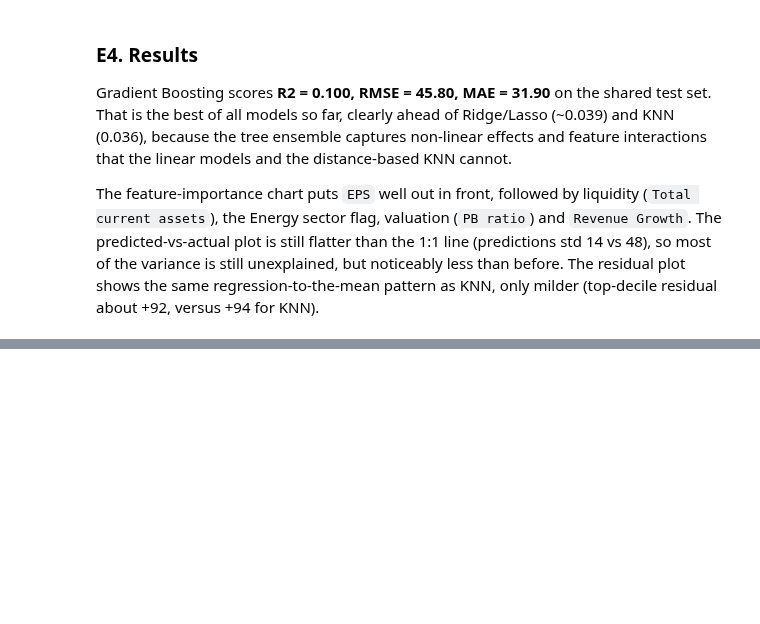
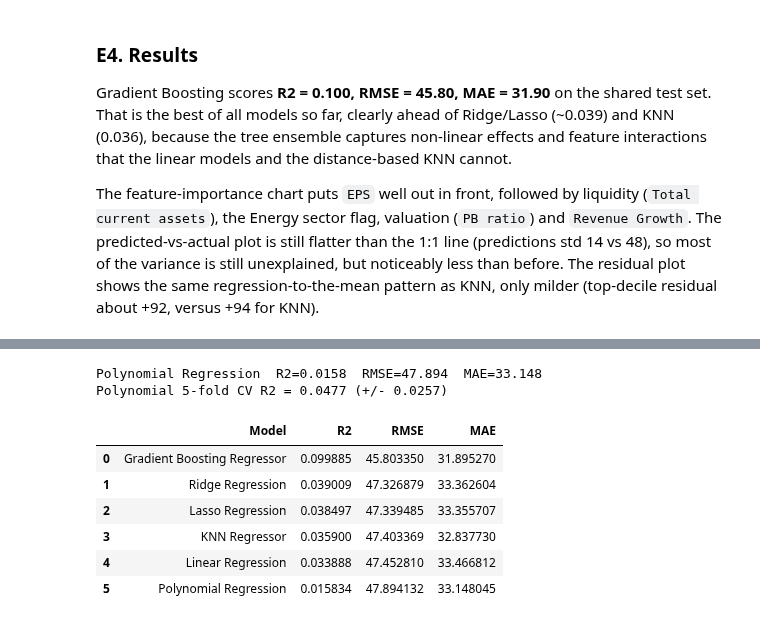
Before and after one commit to DominicKarolPeter/ML-Capstone_project, a Jupyter notebook: notebooks/regression.ipynb, the cells around one changed output, grey strips where cells are left out. Saved outputs shown, nothing was run; the diff lists cells and outputs as text; code cells hidden in the pictures; blank space fills up the shorter version.

```diff
--- a/notebooks/regression.ipynb
+++ b/notebooks/regression.ipynb
@@ -668,0 +692,19 @@ milder (top-decile residual about +92, versus +94 for KNN).
+# %%
+#polynomial imports
+from sklearn.preprocessing import PolynomialFeatures
+
+#degree-2 expansion -> scale -> ridge, all in one pipeline (no leakage in cv)
+poly_pipe = Pipeline([
+    ('poly', PolynomialFeatures(degree=2, include_bias=False)),
+    ('scaler', StandardScaler()),
+    ('ridge', Ridge(random_state=RANDOM_STATE)),
+])
+
+#tune only the ridge strength; degree stays 2 to avoid the ~25k-term blow-up
+poly_param_grid = {'ridge__alpha': [100, 500, 1000, 5000, 10000, 50000]}
+
+poly_grid = GridSearchCV(poly_pipe, poly_param_grid, cv=5, scoring='r2', n_jobs=-1)
+poly_grid.fit(X_train, y_train)
+
+print("Best alpha:", poly_grid.best_params_)
+print("Best 5-fold CV R2:", round(poly_grid.best_score_, 4))
@@ -668,0 +721,25 @@ milder (top-decile residual about +92, versus +94 for KNN).
+# %%
+#fit tuned polynomial model and add it to the shared results table
+poly_best = poly_grid.best_estimator_
+
+#drop any old row so re-running won't duplicate it
+results[:] = [r for r in results if r['Model'] != 'Polynomial Regression']
+poly_model, poly_preds = evaluate('Polynomial Regression', poly_best, X_train, y_train, X_test, y_test)
+
+#5-fold cv r2
+poly_cv = cross_val_score(poly_best, X_train, y_train, cv=5, scoring='r2')
+print(f"Polynomial 5-fold CV R2 = {poly_cv.mean():.4f} (+/- {poly_cv.std():.4f})")
+
+#full comparison table
+results_df = pd.DataFrame(results).sort_values('R2', ascending=False).reset_index(drop=True)
+results_df
+# %% [output]
+Polynomial Regression  R2=0.0158  RMSE=47.894  MAE=33.148
+Polynomial 5-fold CV R2 = 0.0477 (+/- 0.0257)
+|  | Model | R2 | RMSE | MAE |
+| 0 | Gradient Boosting Regressor | 0.099885 | 45.803350 | 31.895270 |
+| 1 | Ridge Regression | 0.039009 | 47.326879 | 33.362604 |
+| 2 | Lasso Regression | 0.038497 | 47.339485 | 33.355707 |
+| 3 | KNN Regressor | 0.035900 | 47.403369 | 32.837730 |
+| 4 | Linear Regression | 0.033888 | 47.452810 | 33.466812 |
+| 5 | Polynomial Regression | 0.015834 | 47.894132 | 33.148045 |
```
Also changed, not shown: parts of 6 cells of this notebook, 1 other file.
